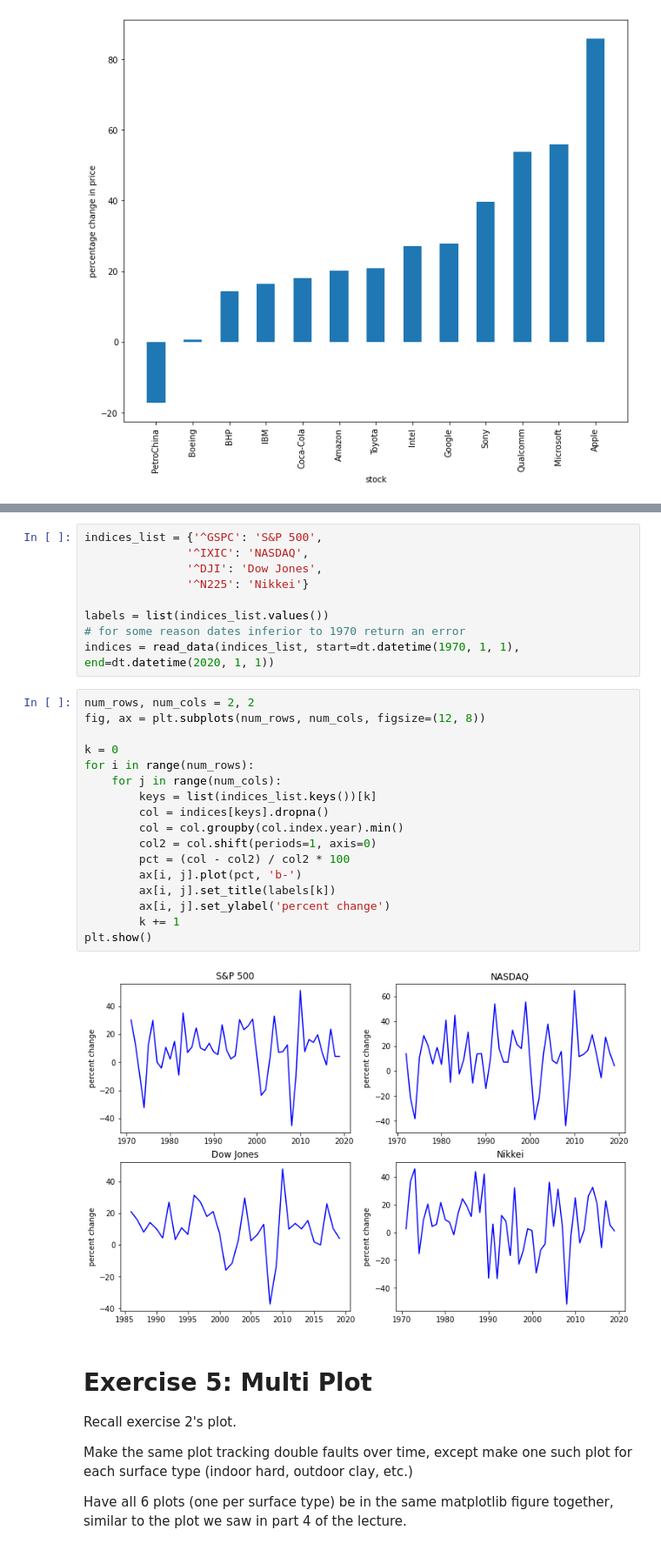
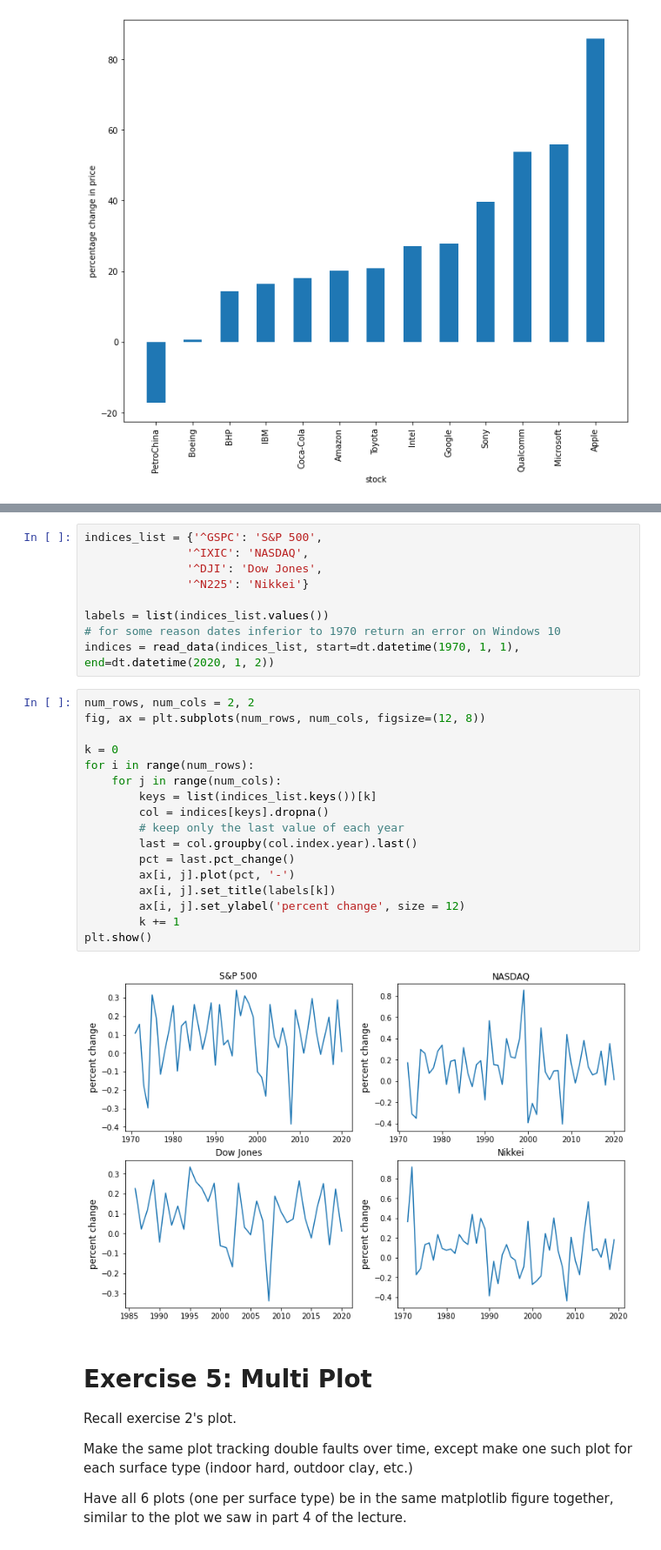
Before and after one commit to cb-ds-1/m2-2-viz, a Jupyter notebook: workshop.ipynb, the cells around one changed output, grey strips where cells are left out. Shown: that part at 87% size. Drawn from its saved outputs; the diff is of its cells as text.

```diff
--- a/workshop.ipynb
+++ b/workshop.ipynb
@@ -199,27 +192,27 @@ indices_list = {'^GSPC': 'S&P 500',
                '^N225': 'Nikkei'}
 
 labels = list(indices_list.values())
-# for some reason dates inferior to 1970 return an error
-indices = read_data(indices_list, start=dt.datetime(1970, 1, 1), end=dt.datetime(2020, 1, 1))
+# for some reason dates inferior to 1970 return an error on Windows 10
+indices = read_data(indices_list, start=dt.datetime(1970, 1, 1), end=dt.datetime(2020, 1, 2))
 # %%
 num_rows, num_cols = 2, 2
 fig, ax = plt.subplots(num_rows, num_cols, figsize=(12, 8))
 
 k = 0
 for i in range(num_rows):
     for j in range(num_cols):
         keys = list(indices_list.keys())[k]
         col = indices[keys].dropna()
-        col = col.groupby(col.index.year).min()
-        col2 = col.shift(periods=1, axis=0)
-        pct = (col - col2) / col2 * 100
-        ax[i, j].plot(pct, 'b-')
+        # keep only the last value of each year
+        last = col.groupby(col.index.year).last()
+        pct = last.pct_change()
+        ax[i, j].plot(pct, '-')
         ax[i, j].set_title(labels[k])
-        ax[i, j].set_ylabel('percent change')
+        ax[i, j].set_ylabel('percent change', size = 12)
         k += 1
 plt.show()
 # %% [output]
-[figure, old version]
+[figure, new version]
 # %% [markdown]
 # Exercise 5: Multi Plot
 
```
Also changed, not shown: parts of 9 cells of this notebook.
